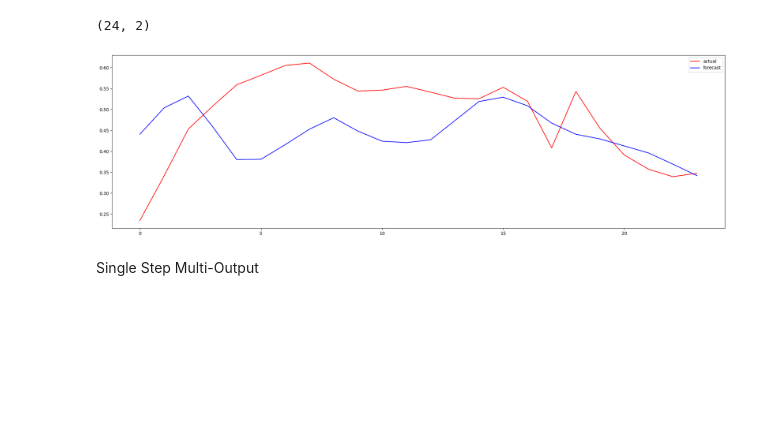
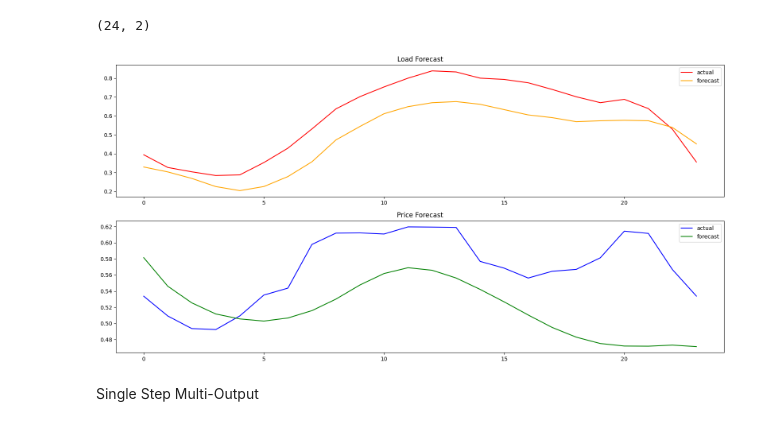
Before and after one commit to Jackson00Han/Datasets, a Jupyter notebook: multivariate_time_series.ipynb, the cells around one changed output. Cells and saved outputs as stored; diff of their text form; code cells hidden in the pictures; blank space fills up the shorter version.

```diff
--- a/multivariate_time_series.ipynb
+++ b/multivariate_time_series.ipynb
@@ -475,5 +473,5 @@ plt.axis([1e-5, 1, 0, 0.005])
 # %%
-single_step_single_output_price_model = create_model(initial_lr=3e-1)
+single_step_single_output_price_model = create_price_model(initial_lr=1e-1)
 
 early_stopping = tf.keras.callbacks.EarlyStopping(monitor='val_mae', patience=5, restore_best_weights=True)
 
@@ -733,7 +725,7 @@ Index(['total load actual_roll_scaled', 'price actual_roll_scaled',
 # Forecast
 forecast_size=24
 
-last_rows = train_s[100:124].copy()
+last_rows = train_s[-window_size:].copy()
 
 input_columns = ['total load actual_roll_scaled', 'price actual_roll_scaled']
 last_data = last_rows[input_columns].values
@@ -745,6 +737,7 @@ input_data = last_data.reshape(1, window_size, len(input_columns))
 # Initialize buffers to store the last two predicted values for rolling calculations
 rolling_window = 3
 roll_load_buffer = list(last_rows['total load actual scaled'].values[-rolling_window+1:])
+roll_price_buffer = list(last_rows['price actual scaled'].values[-rolling_window+1:])
 
 # Initialize an empty list to store the predictions
 predictions = []
@@ -753,7 +746,7 @@ predictions = []
 # Recursively predict the next 24 hours
 for _ in range(forecast_size):
     # Predict the next time step
-    next_load = single_step_single_output_model.predict(input_data)
+    next_load = single_step_single_output_load_model.predict(input_data)
     next_price = single_step_single_output_price_model.predict(input_data)
 
     # Store the prediction
@@ -804,16 +797,25 @@ predictions.shape
 # %%
 output_cols=['total load actual scaled', 'price actual scaled']
 
-actual = train_s.iloc[124:148]['total load actual scaled'].to_list()
+load_actual = valid_s.iloc[:forecast_size]['total load actual scaled'].to_list()
+price_actual = valid_s.iloc[:forecast_size]['price actual scaled'].to_list()
 
-fig, ax = plt.subplots(figsize=(20,6))
-ax.plot(actual, c='red', label='actual')
-ax.plot(predictions[:,0], c= 'blue', label='forecast')
-plt.legend()
+fig, axs = plt.subplots(2, figsize=(16,8))
+axs[0].plot(load_actual, c='red', label='actual')
+axs[0].plot(predictions[:,0], c= 'orange', label='forecast')
+axs[0].set_title('Load Forecast')
+axs[0].legend()
+
+axs[1].plot(price_actual, c='blue', label='actual')
+axs[1].plot(predictions[:,1], c= 'green', label='forecast')
+
+axs[1].set_title('Price Forecast')
+axs[1].legend()
+
 plt.tight_layout()
 plt.show()
 # %% [output]
-[figure, old version]
+[figure, new version]
 # %% [markdown]
 Single Step Multi-Output
 # %%
```
Also changed, not shown: parts of 8 cells of this notebook.
